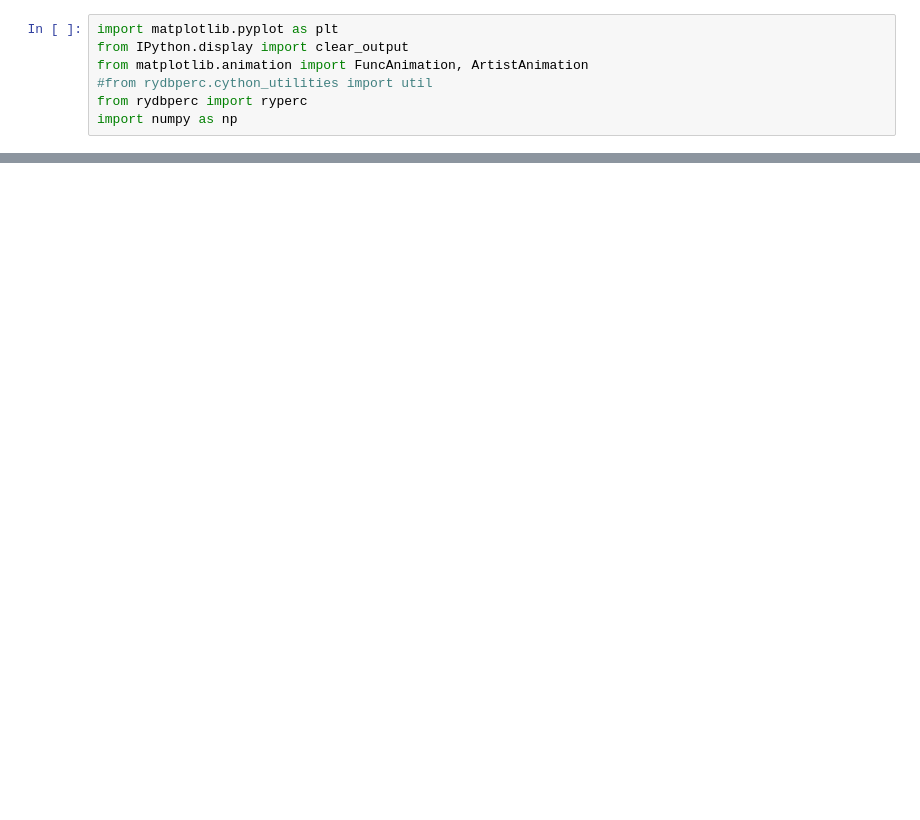
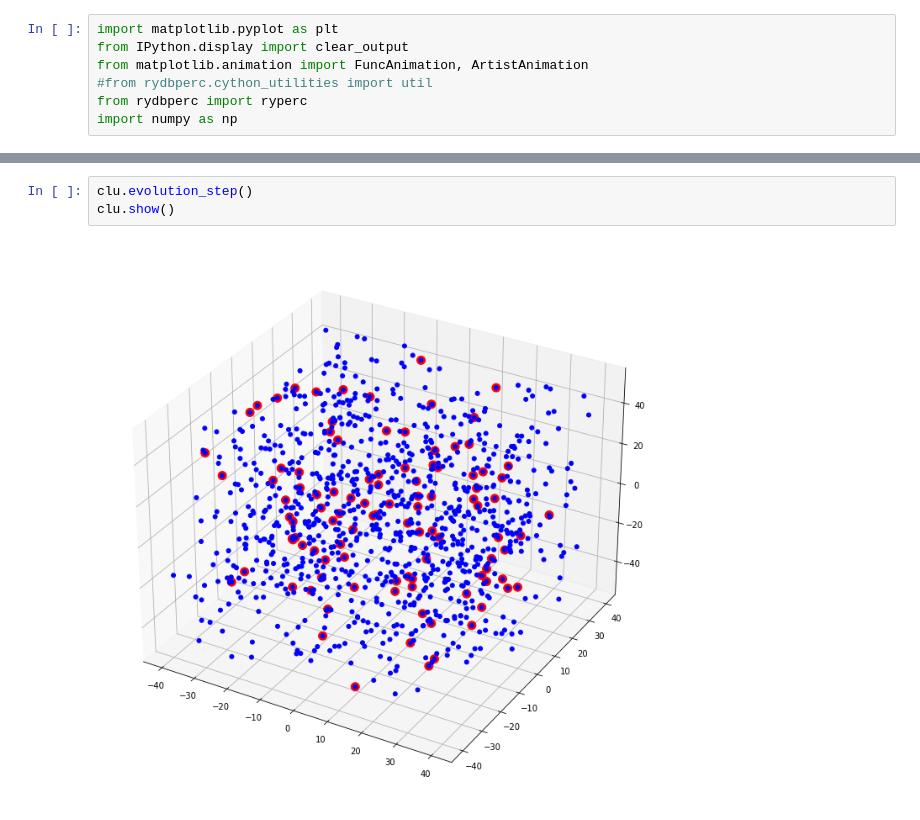
Before and after one commit to Valerio-Amico/rydberg_percolation, a Jupyter notebook: 3D_percolation.ipynb, the cells around one changed output, grey strips where cells are left out. Saved outputs shown, nothing was run; the diff lists cells and outputs as text; blank space fills up the shorter version.

```diff
--- a/3D_percolation.ipynb
+++ b/3D_percolation.ipynb
@@ -36,3 +36,8 @@ density =  0.15625
+# %%
+clu.evolution_step()
+clu.show()
+# %% [output]
+[figure, added]
 # %%
 clu.evolve(300)
 clu.show()
```
Also changed, not shown: parts of 2 cells of this notebook, 1 other file.
